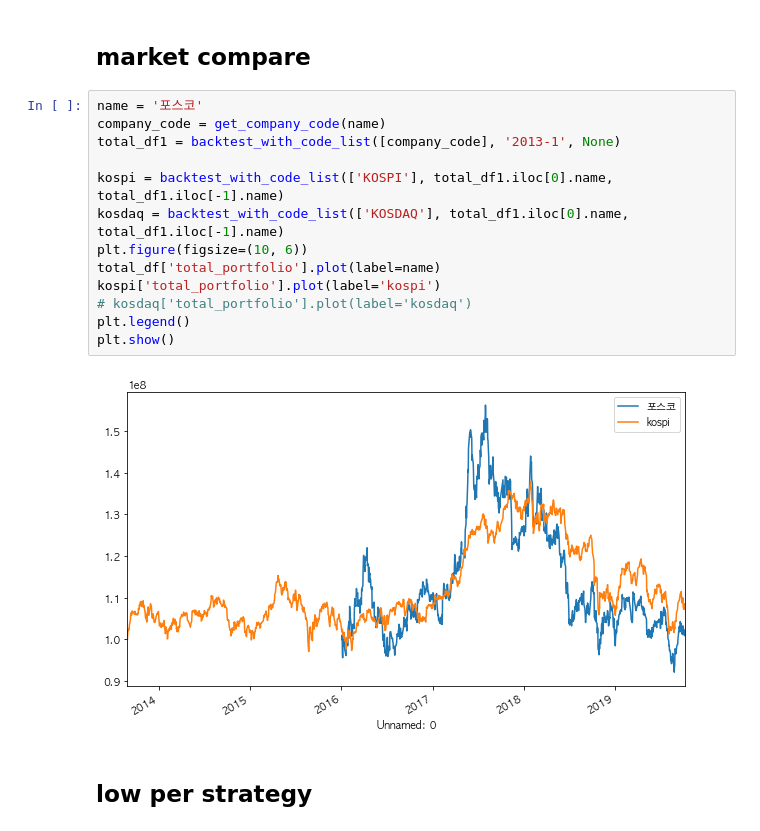
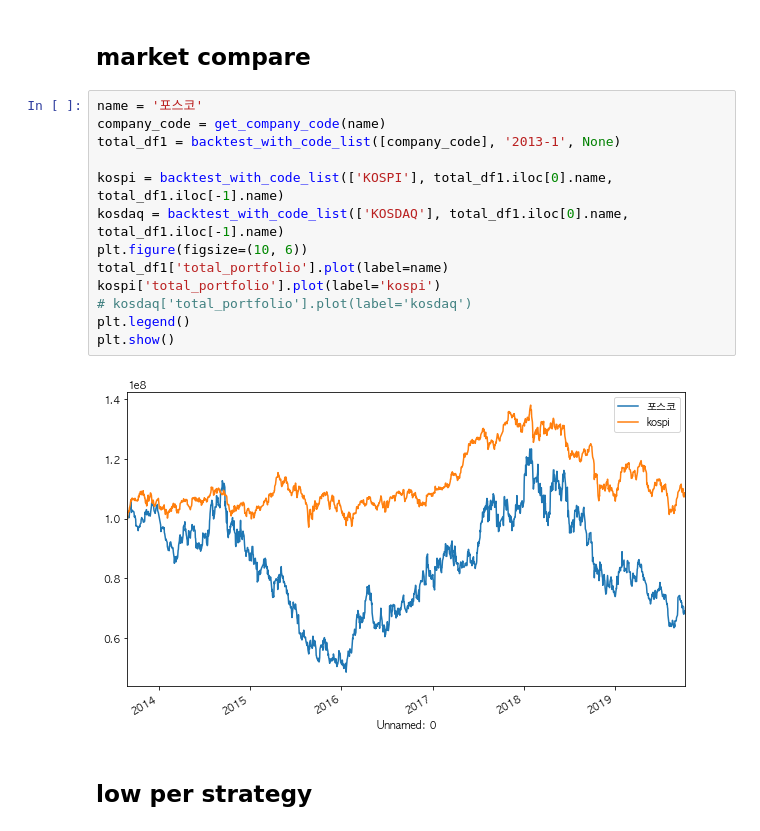
Before and after one commit to neosuperprogrammer/Quant, a Jupyter notebook: neo_strategy_1.ipynb, the cells around one changed output. Cells and saved outputs as stored; diff of their text form.

```diff
--- a/neo_strategy_1.ipynb
+++ b/neo_strategy_1.ipynb
@@ -1210,18 +1274,18 @@ companies, fs_df, fr_df, iv_df, prices = load_all_data()
 # %%
 name = '포스코'
 company_code = get_company_code(name)
 total_df1 = backtest_with_code_list([company_code], '2013-1', None)
 
 kospi = backtest_with_code_list(['KOSPI'], total_df1.iloc[0].name, total_df1.iloc[-1].name)
 kosdaq = backtest_with_code_list(['KOSDAQ'], total_df1.iloc[0].name, total_df1.iloc[-1].name)
 plt.figure(figsize=(10, 6))
-total_df['total_portfolio'].plot(label=name)
+total_df1['total_portfolio'].plot(label=name)
 kospi['total_portfolio'].plot(label='kospi')
 # kosdaq['total_portfolio'].plot(label='kosdaq')
 plt.legend()
 plt.show()
 # %% [output]
-[figure, old version]
+[figure, new version]
 # %% [markdown]
 ## low per strategy
 # %%
```
Also changed, not shown: parts of 4 cells of this notebook, 3 other files.
